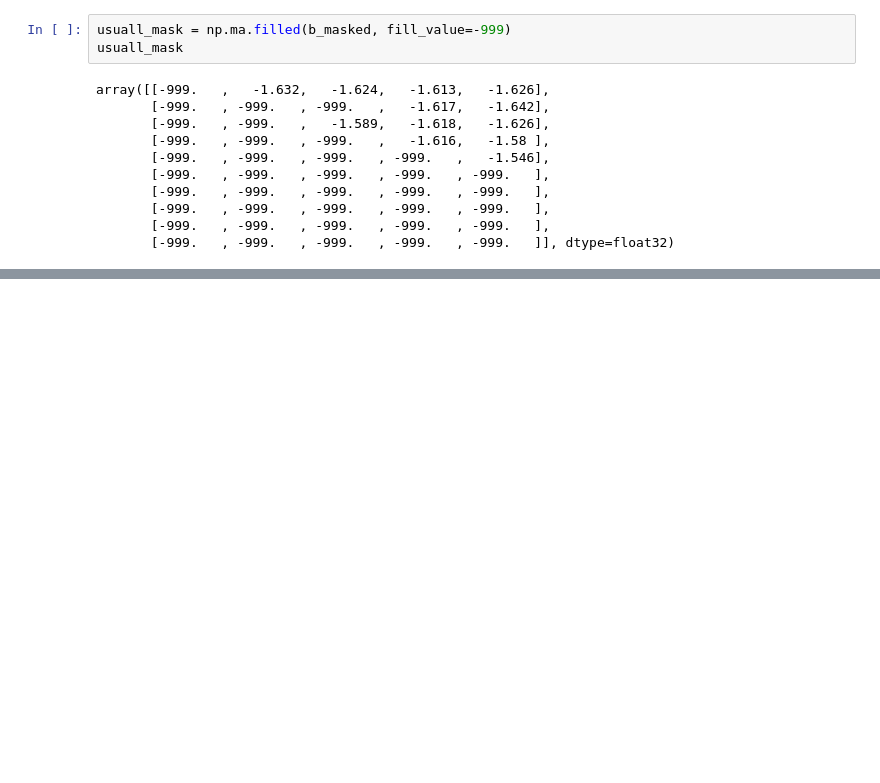
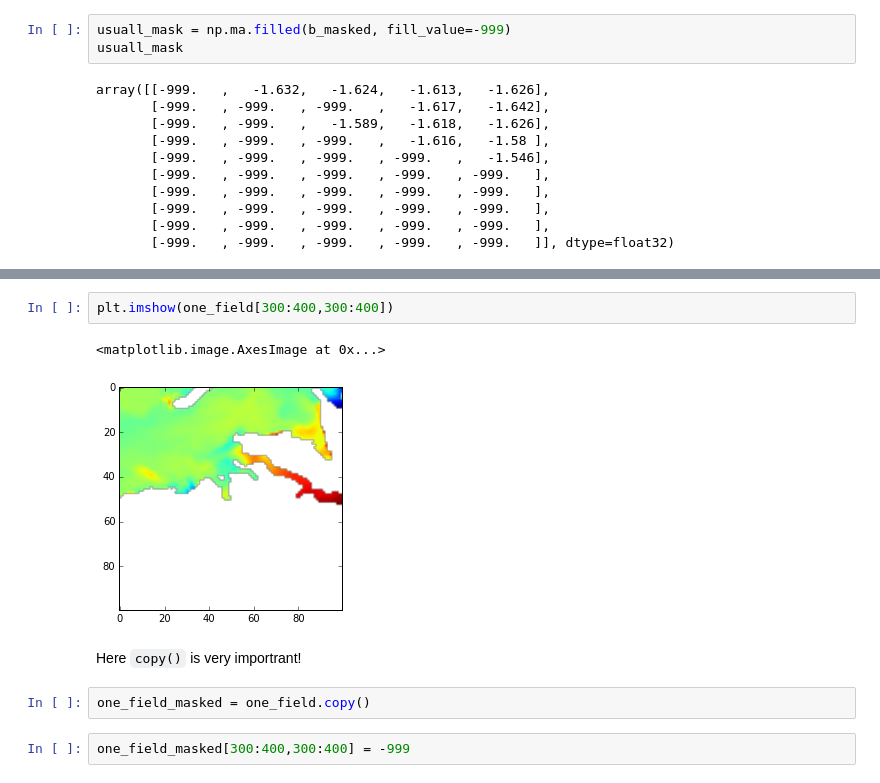
Before and after one commit to koldunovn/HCU, a Jupyter notebook: Week9/Masked arrays.ipynb, the cells around one changed output, grey strips where cells are left out. Drawn from its saved outputs; the diff is of its cells as text; blank space fills up the shorter version.

```diff
--- a/Week9/Masked arrays.ipynb
+++ b/Week9/Masked arrays.ipynb
@@ -162,0 +173,11 @@ plt.imshow(a)
+# %%
+plt.imshow(one_field[300:400,300:400])
+# %% [output]
+<matplotlib.image.AxesImage at 0x...>
+[figure, added]
+# %% [markdown]
+Here `copy()` is very importrant!
+# %%
+one_field_masked = one_field.copy()
+# %%
+one_field_masked[300:400,300:400] = -999
```
Also changed, not shown: parts of 27 cells of this notebook.
